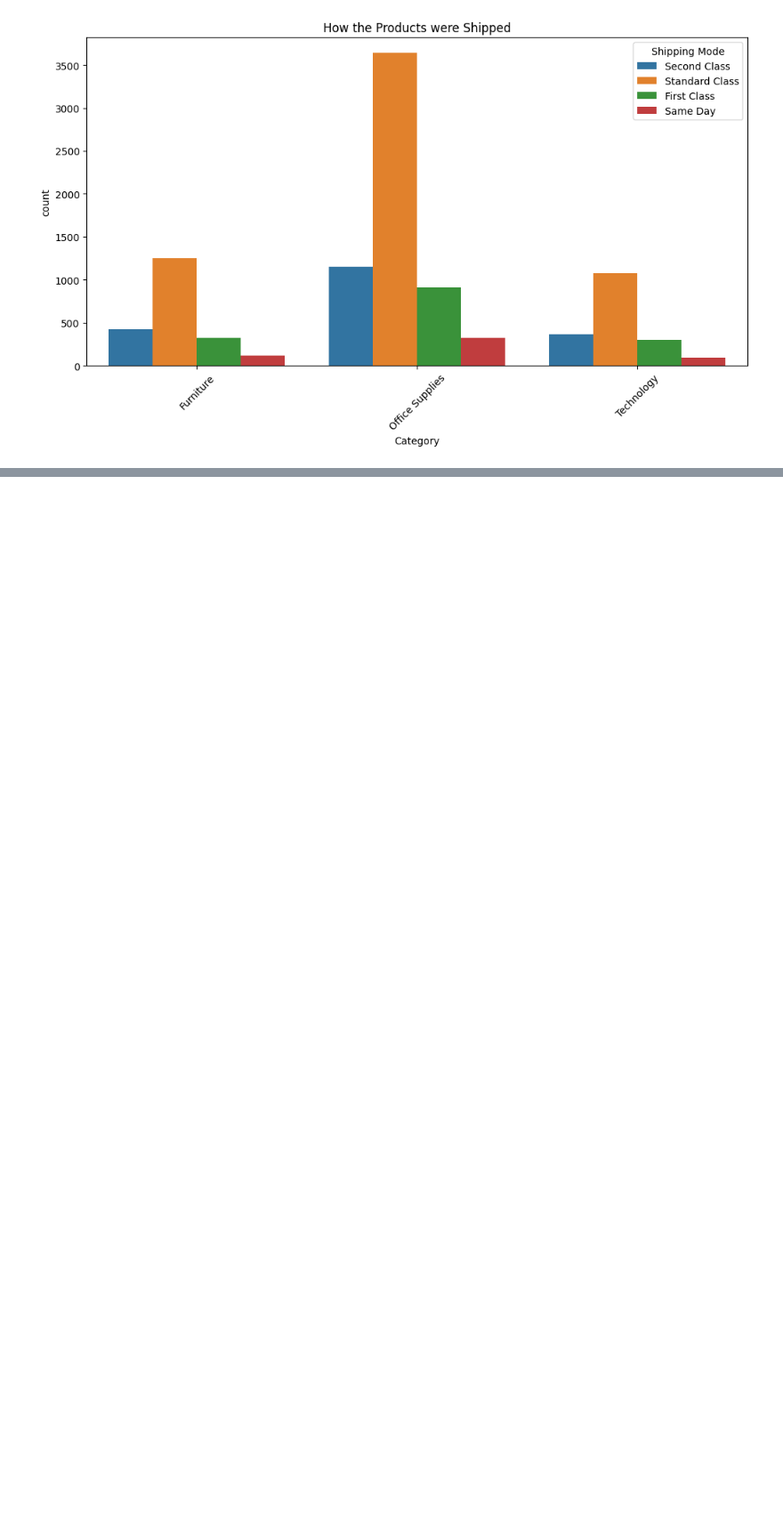
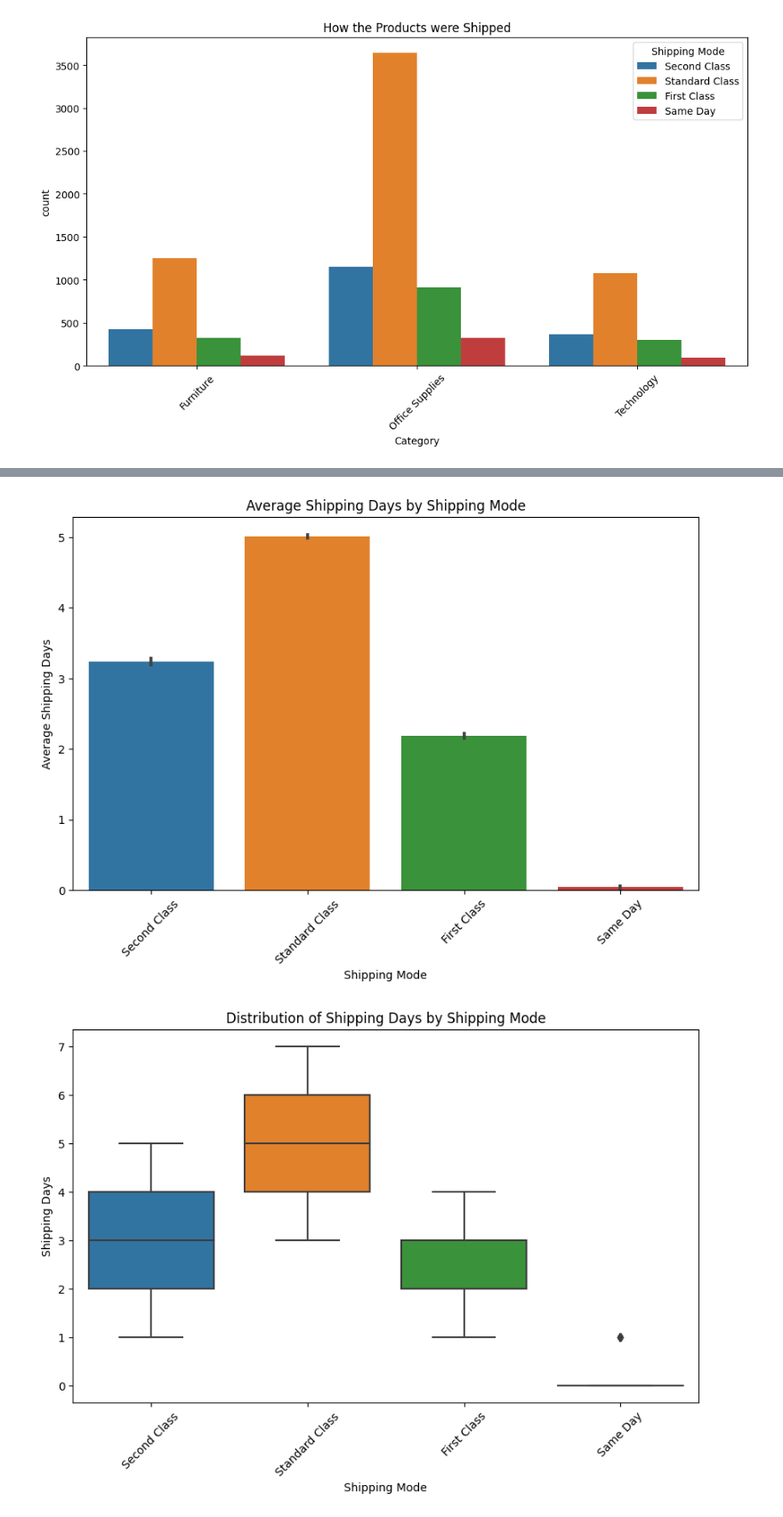
Before and after one commit to Murega14/Superstore, a Jupyter notebook: superstore.ipynb, the cells around one changed output, grey strips where cells are left out. Shown at 89% size. Saved outputs shown, nothing was run; the diff lists cells and outputs as text; code cells hidden in the pictures; blank space fills up the shorter version.

```diff
--- a/superstore.ipynb
+++ b/superstore.ipynb
@@ -131,0 +157,9 @@ plt.show()
+# %%
+#creating a column Shipping days to show the number of days taken to ship the product
+
+#changing the order date and ship date columns to Datetime
+df['Order Date'] = pd.to_datetime(df['Order Date'])
+df['Ship Date'] = pd.to_datetime(df['Ship Date'])
+
+# Creating a column 'Shipping Days' to show the number of days taken to ship the product
+df['Shipping Days'] = (df['Ship Date'] - df['Order Date']).dt.days
@@ -131,0 +178,21 @@ plt.show()
+# %%
+# Create a bar chart to show the average shipping days for each shipping mode
+plt.figure(figsize=(10, 6))
+sns.barplot(x='Ship Mode', y='Shipping Days', data=df)
+plt.xlabel('Shipping Mode')
+plt.ylabel('Average Shipping Days')
+plt.title('Average Shipping Days by Shipping Mode')
+plt.xticks(rotation=45)
+plt.show()
+
+# Create a box plot to visualize the distribution of shipping days for each shipping mode
+plt.figure(figsize=(10, 6))
+sns.boxplot(x='Ship Mode', y='Shipping Days', data=df)
+plt.xlabel('Shipping Mode')
+plt.ylabel('Shipping Days')
+plt.title('Distribution of Shipping Days by Shipping Mode')
+plt.xticks(rotation=45)
+plt.show()
+# %% [output]
+[figure, added]
+[figure, added]
```
Also changed, not shown: parts of 3 cells of this notebook.
